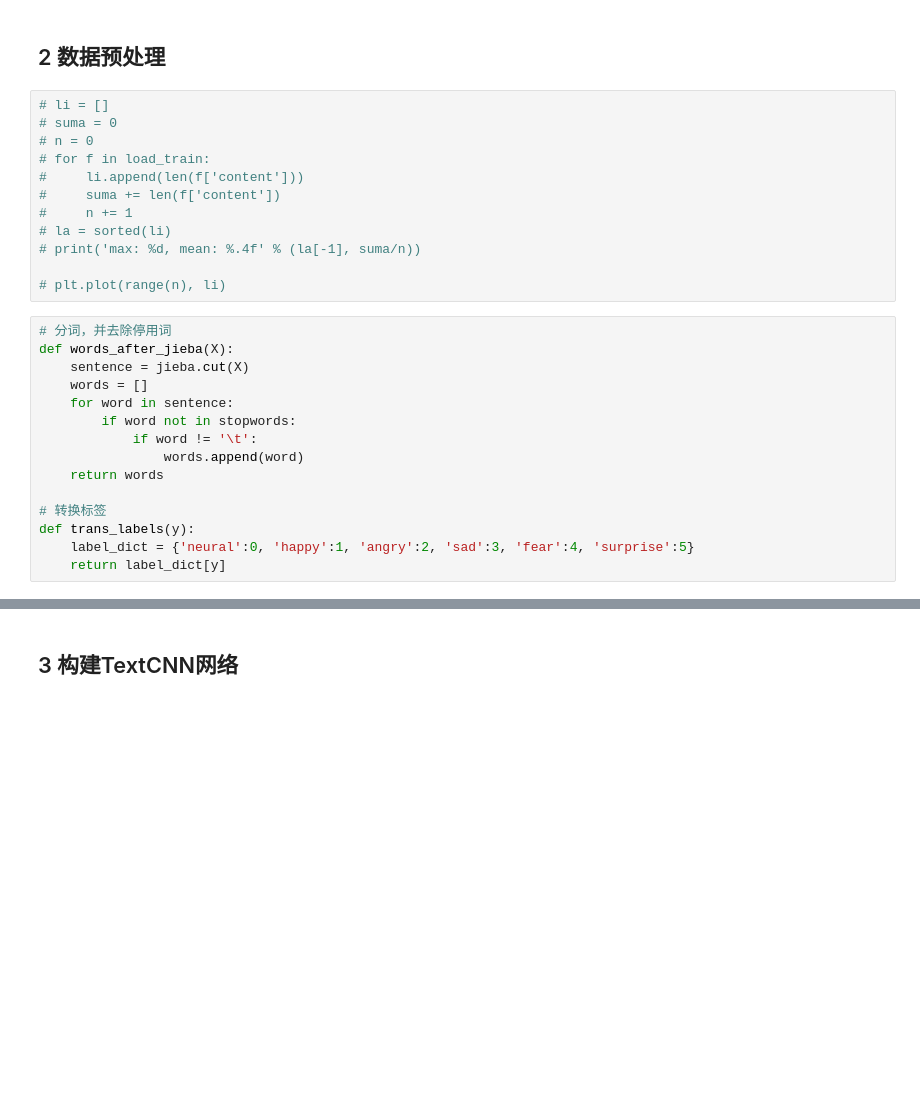
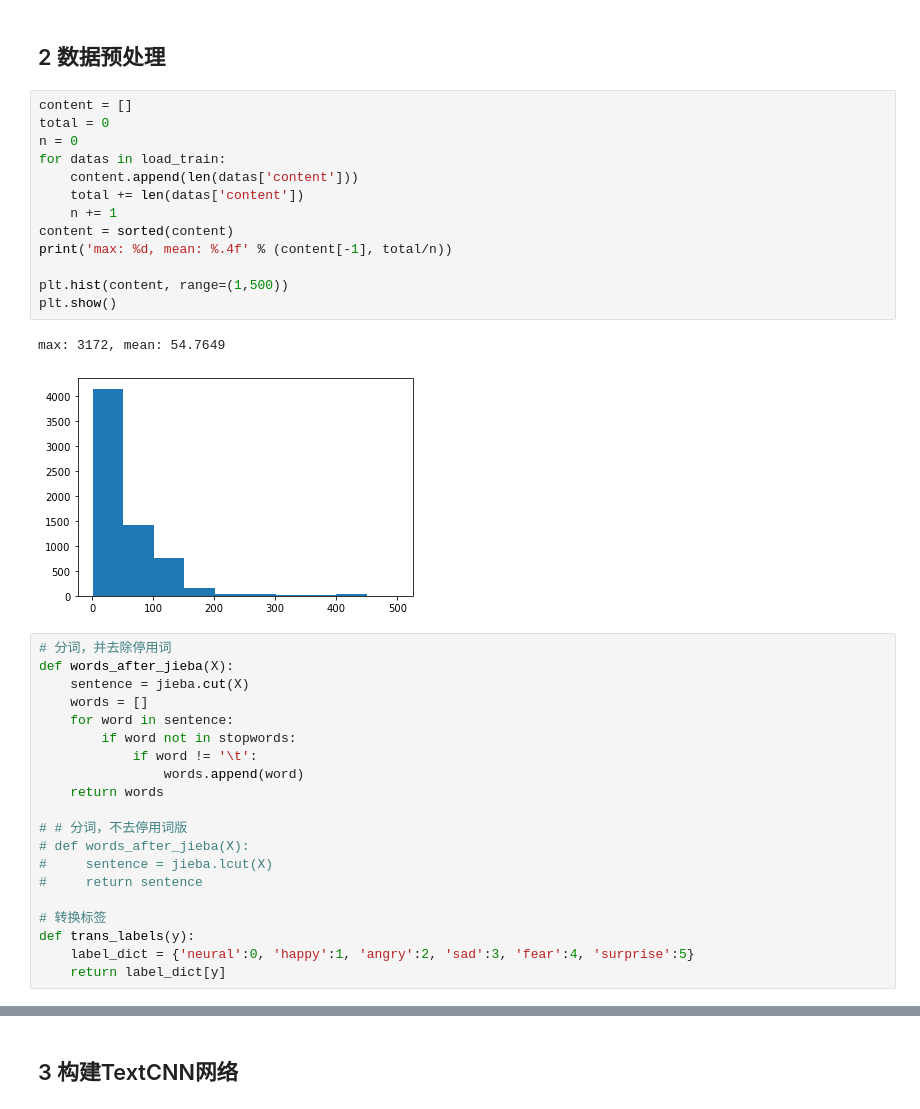
Before and after one commit to CatasJason/TextCNN_pytorch, a Jupyter notebook: 20125164_韩浩杰_源代码_实验5_疫情微博情绪分类.ipynb, the cells around one changed output, grey strips where cells are left out. Cells and saved outputs as stored; diff of their text form; blank space fills up the shorter version.

```diff
--- a/20125164_韩浩杰_源代码_实验5_疫情微博情绪分类.ipynb
+++ b/20125164_韩浩杰_源代码_实验5_疫情微博情绪分类.ipynb
@@ -72,17 +73,21 @@ test: 2000
 # %% [markdown]
 ## 2 数据预处理
 # %%
-# li = []
-# suma = 0
-# n = 0
-# for f in load_train:
-#     li.append(len(f['content']))
-#     suma += len(f['content'])
-#     n += 1
-# la = sorted(li)
-# print('max: %d, mean: %.4f' % (la[-1], suma/n))
+content = []
+total = 0
+n = 0
+for datas in load_train:
+    content.append(len(datas['content']))
+    total += len(datas['content'])
+    n += 1
+content = sorted(content)
+print('max: %d, mean: %.4f' % (content[-1], total/n))
 
-# plt.plot(range(n), li)
+plt.hist(content, range=(1,500))
+plt.show()
+# %% [output]
+max: 3172, mean: 54.7649
+[figure, added]
 # %%
 # 分词，并去除停用词
 def words_after_jieba(X):
@@ -94,6 +99,11 @@ def words_after_jieba(X):
                 words.append(word)
     return words
 
+# # 分词，不去停用词版
+# def words_after_jieba(X):
+#     sentence = jieba.lcut(X)
+#     return sentence
+
 # 转换标签
 def trans_labels(y):
     label_dict = {'neural':0, 'happy':1, 'angry':2, 'sad':3, 'fear':4, 'surprise':5}
```
Also changed, not shown: parts of 14 cells of this notebook.
